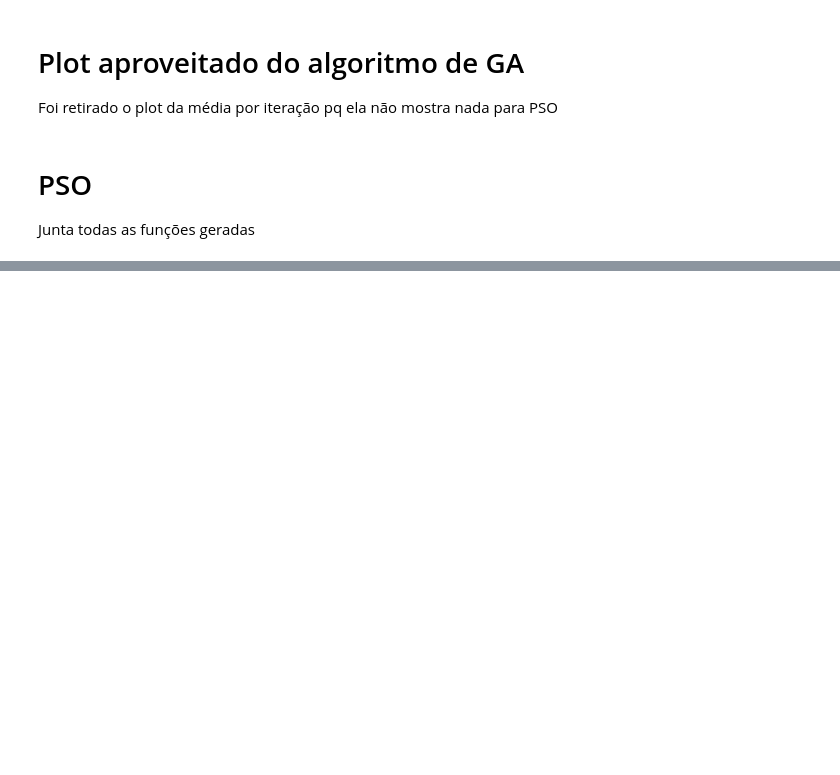
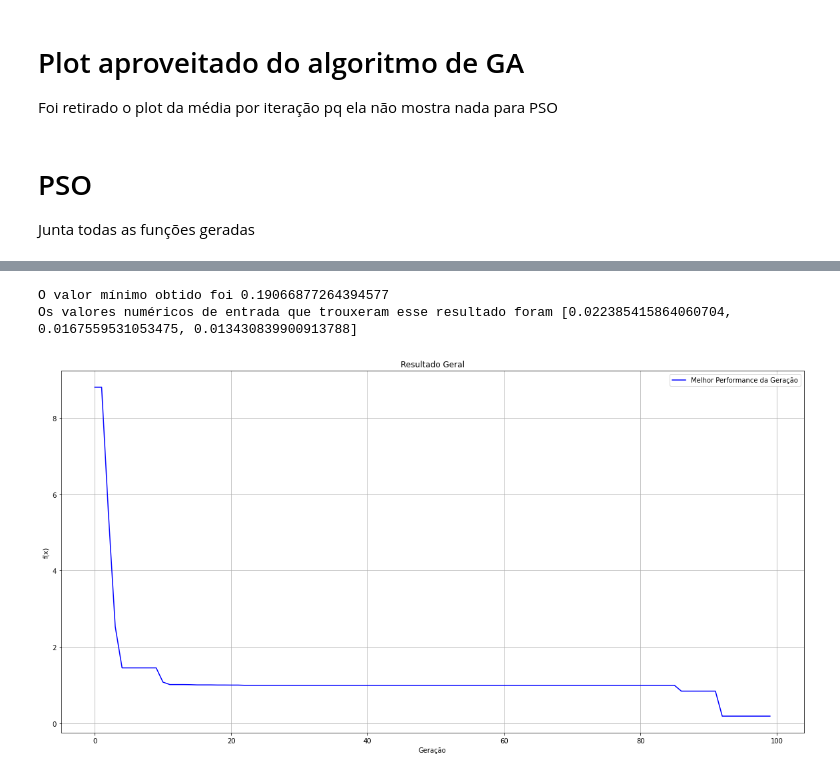
Before and after one commit to gilvandrocesardemedeiros/DCA_UFRN_IA, a Jupyter notebook: Unidade_3/IA_PSO.ipynb, the cells around one changed output, grey strips where cells are left out. Saved outputs shown, nothing was run; the diff lists cells and outputs as text; code cells hidden in the pictures; blank space fills up the shorter version.

```diff
--- a/Unidade_3/IA_PSO.ipynb
+++ b/Unidade_3/IA_PSO.ipynb
@@ -188,0 +202,18 @@ def PSO(qnt_part,n_inter,w_inertia,c1_personal_best,c2_social_best,lim_vel,lim_p
+# %%
+#Teste 2
+%%time
+
+qnt_part = 500
+n_iter = 100
+w_inertia = 1      #existe, mas n mexeremos
+c1_personal_best = 0.1
+c2_social_best = 0.1
+lim_velocidade = 2  #saturação
+lim_pos = 5.12    #limitar posição, para seguir a exigencia da função rastrigin
+seed = 42
+
+minimumPSO,pointMin = PSO(qnt_part,n_iter,w_inertia,c1_personal_best,c2_social_best,lim_velocidade,lim_pos,seed)
+# %% [output]
+O valor mínimo obtido foi 0.19066877264394577
+Os valores numéricos de entrada que trouxeram esse resultado foram [0.022385415864060704, 0.0167559531053475, 0.013430839900913788]
+[figure, added]
```
Also changed, not shown: parts of 24 cells of this notebook.
